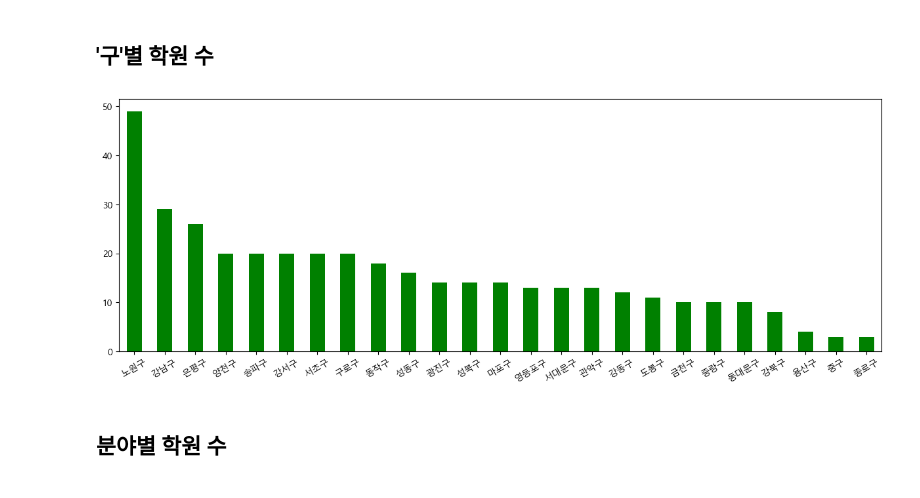
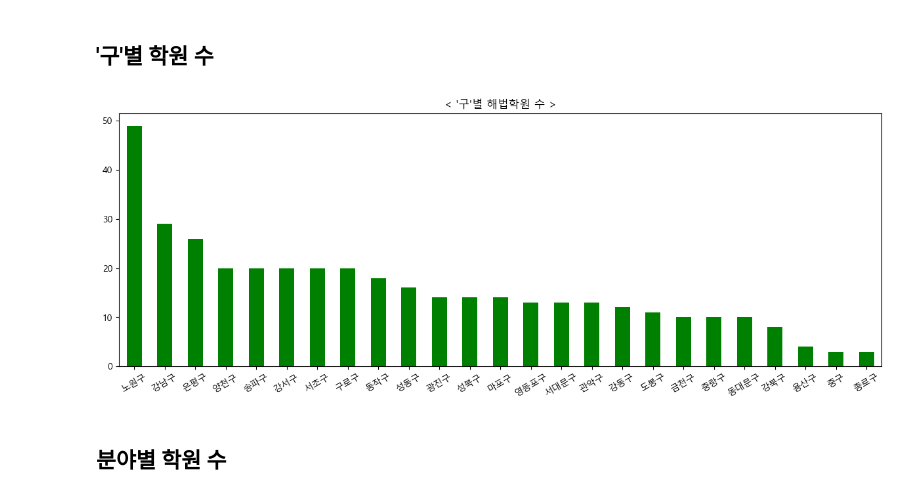
Before and after one commit to YoonseokChoi/EdTech, a Jupyter notebook: Data Analysis/Toy Projects/서울시 학원 교습소 분석/서울시 학원 교습소 분석.ipynb, the cells around one changed output. Drawn from its saved outputs; the diff is of its cells as text; code cells hidden in the pictures.

```diff
--- a/Data Analysis/Toy Projects/서울시 학원 교습소 분석/서울시 학원 교습소 분석.ipynb
+++ b/Data Analysis/Toy Projects/서울시 학원 교습소 분석/서울시 학원 교습소 분석.ipynb
@@ -137,10 +144,11 @@ hb_df.head()
 # %%
 fig, ax = plt.subplots(figsize=(15,5))
 _= hb_df['행정구역명'].value_counts().plot.bar(color = 'green')
 _= plt.xticks(rotation=30)
 _= plt.xlabel("")
+_= plt.title("< '구'별 해법학원 수 >")
 # %% [output]
-[figure, old version]
+[figure, new version]
 # %% [markdown]
 ## 분야별 학원 수
 # %%
```
Also changed, not shown: parts of 7 cells of this notebook, 5 other files.
